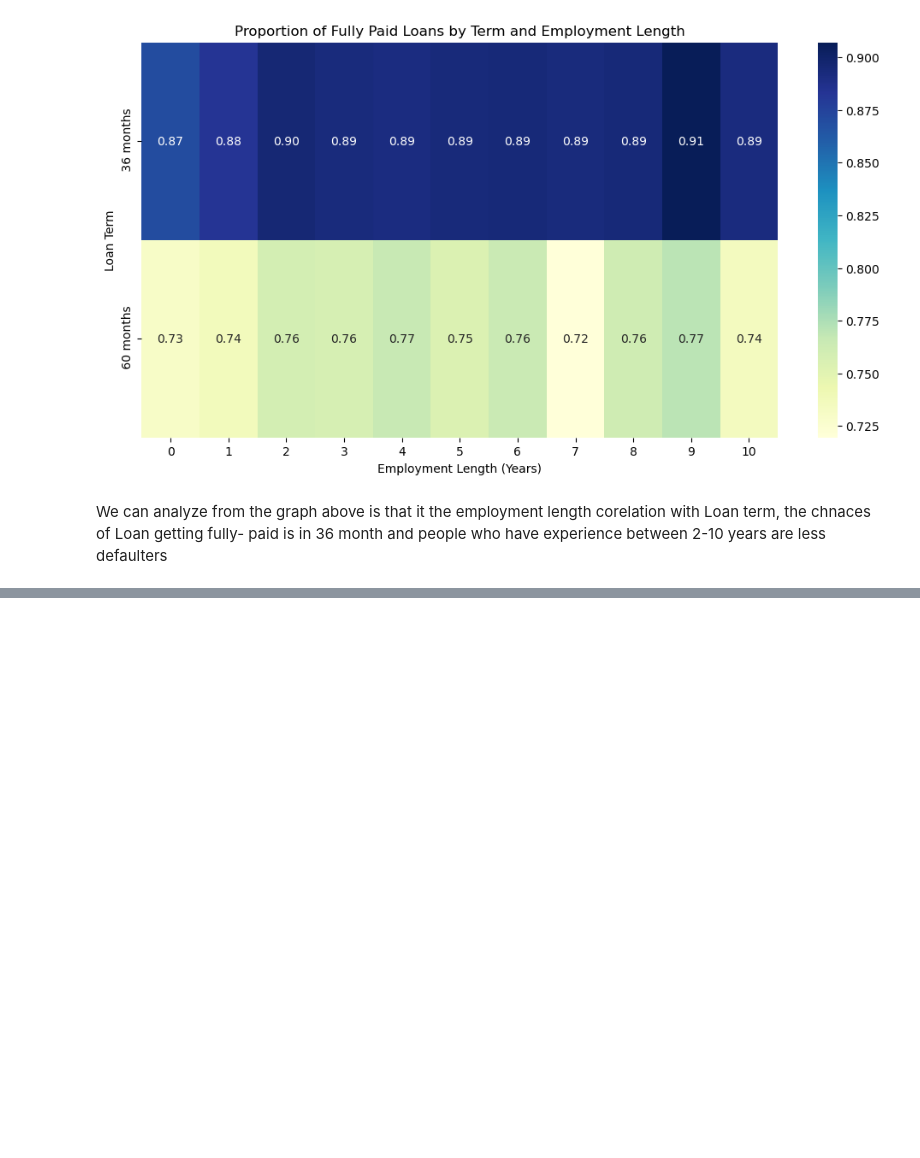
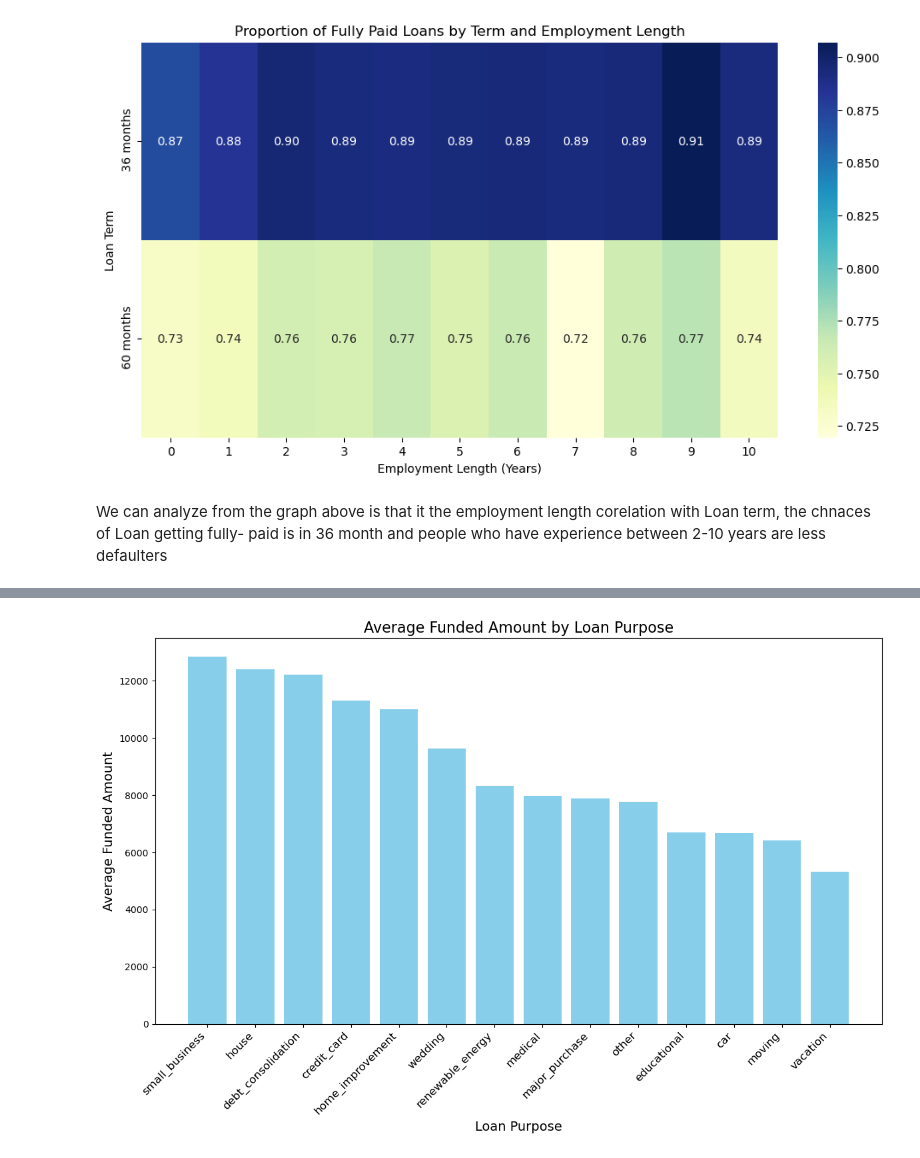
Before and after one commit to nitishnarayanan002/lendingcasestudynn, a Jupyter notebook: LendingClubCaseStudy.ipynb, the cells around one changed output, grey strips where cells are left out. Saved outputs shown, nothing was run; the diff lists cells and outputs as text; code cells hidden in the pictures; blank space fills up the shorter version.

```diff
--- a/LendingClubCaseStudy.ipynb
+++ b/LendingClubCaseStudy.ipynb
@@ -528,0 +737,14 @@ We can analyze from the graph above is that it the employment length corelation
+# %%
+# Plot the bar chart
+plt.figure(figsize=(12, 8))
+plt.bar(aggregated_data['purpose'], aggregated_data['funded_amnt'], color='skyblue')
+
+# Add labels and title
+plt.title('Average Funded Amount by Loan Purpose', fontsize=16)
+plt.xlabel('Loan Purpose', fontsize=14)
+plt.ylabel('Average Funded Amount', fontsize=14)
+plt.xticks(rotation=45, ha='right', fontsize=12)  # Rotate x-axis labels for better readability
+plt.tight_layout()
+plt.show()
+# %% [output]
+[figure, added]
```
Also changed, not shown: parts of 27 cells of this notebook.
